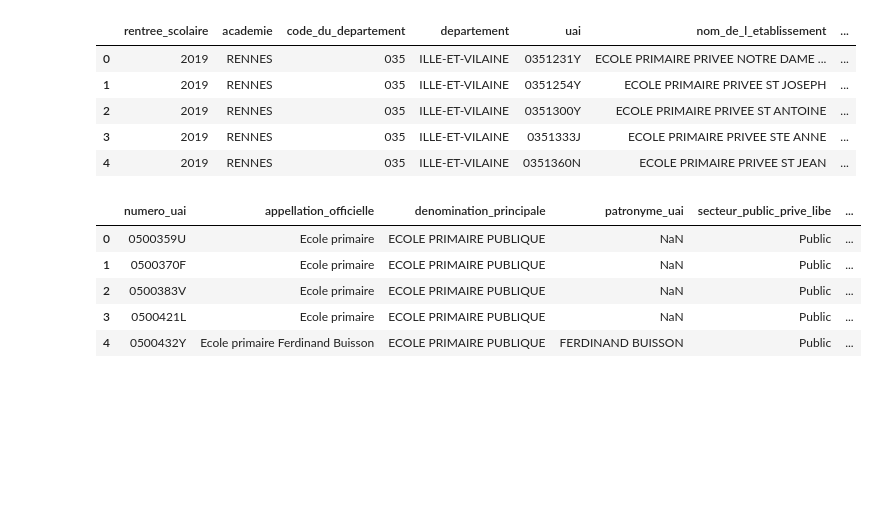
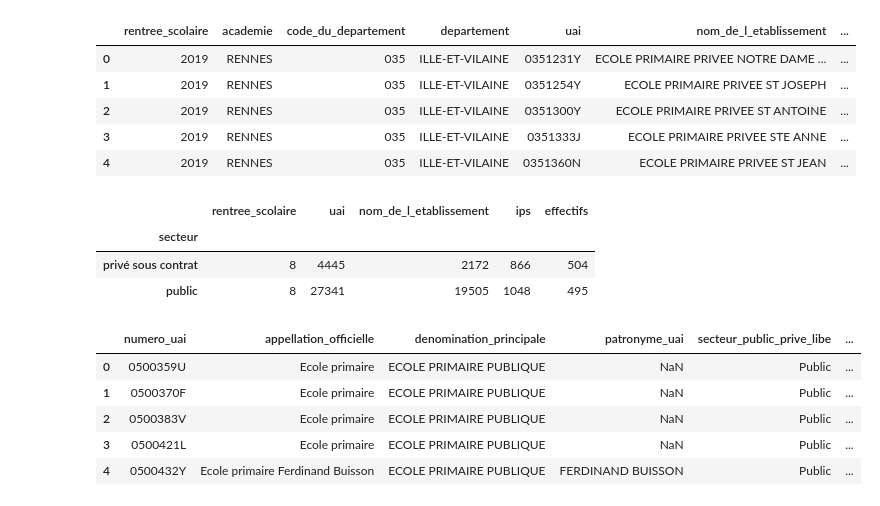
Before and after one commit to Nemesis81/PrezJedah, a Jupyter notebook: cleaningscripte/cleaning_ecole.ipynb, the cells around one changed output. Saved outputs shown, nothing was run; the diff lists cells and outputs as text; code cells hidden in the pictures; blank space fills up the shorter version.

```diff
--- a/cleaningscripte/cleaning_ecole.ipynb
+++ b/cleaningscripte/cleaning_ecole.ipynb
@@ -165,7 +167,7 @@ DataFrame fusionné sauvegarde sur: C:\Users\Admin\Desktop\PrezJedah\data\Premie
 # %% [markdown]
 # EDA
 # %%
-df_1622=pd.read_csv("ecoles_1622.csv")
+df_1622=pd.read_csv(r"C:\Users\Admin\Desktop\PrezJedah\data_cleaned\ecoles_1622.csv")
 # %%
 df_1622.head()
 # %% [output]
@@ -175,6 +177,13 @@ df_1622.head()
 | 2 | 2019 | RENNES | 035 | ILLE-ET-VILAINE | 0351300Y | ECOLE PRIMAIRE PRIVEE ST ANTOINE | ... |
 | 3 | 2019 | RENNES | 035 | ILLE-ET-VILAINE | 0351333J | ECOLE PRIMAIRE PRIVEE STE ANNE | ... |
 | 4 | 2019 | RENNES | 035 | ILLE-ET-VILAINE | 0351360N | ECOLE PRIMAIRE PRIVEE ST JEAN | ... |
+# %%
+df_1622.groupby('secteur').nunique()
+# %% [output]
+|  | rentree_scolaire | uai | nom_de_l_etablissement | ips | effectifs |
+| secteur |  |  |  |  |  |
+| privé sous contrat | 8 | 4445 | 2172 | 866 | 504 |
+| public | 8 | 27341 | 19505 | 1048 | 495 |
 # %%
 df_closed= pd.read_csv(path2, sep=";")
 # %%
```
Also changed, not shown: parts of 2 cells of this notebook, 8 other files.
